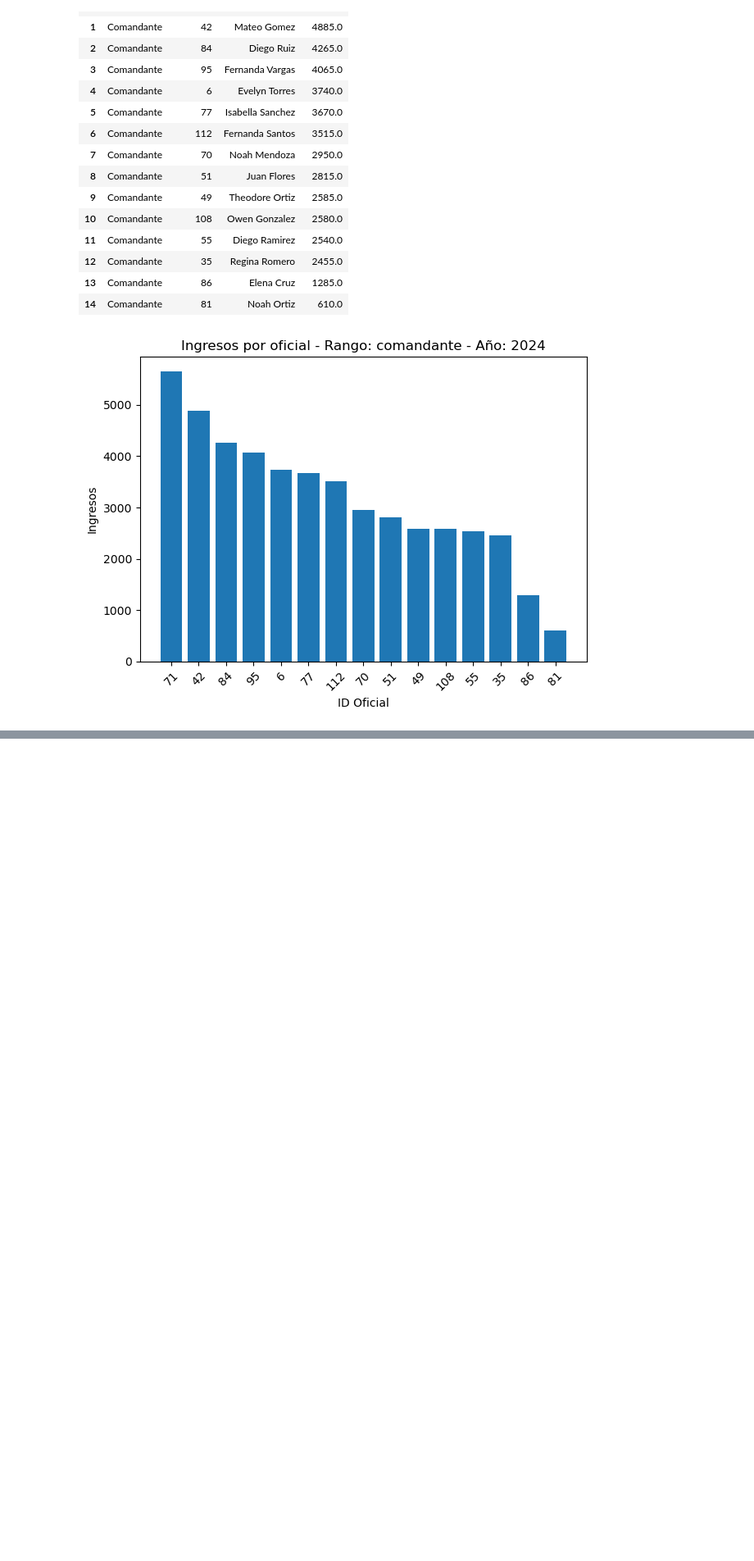
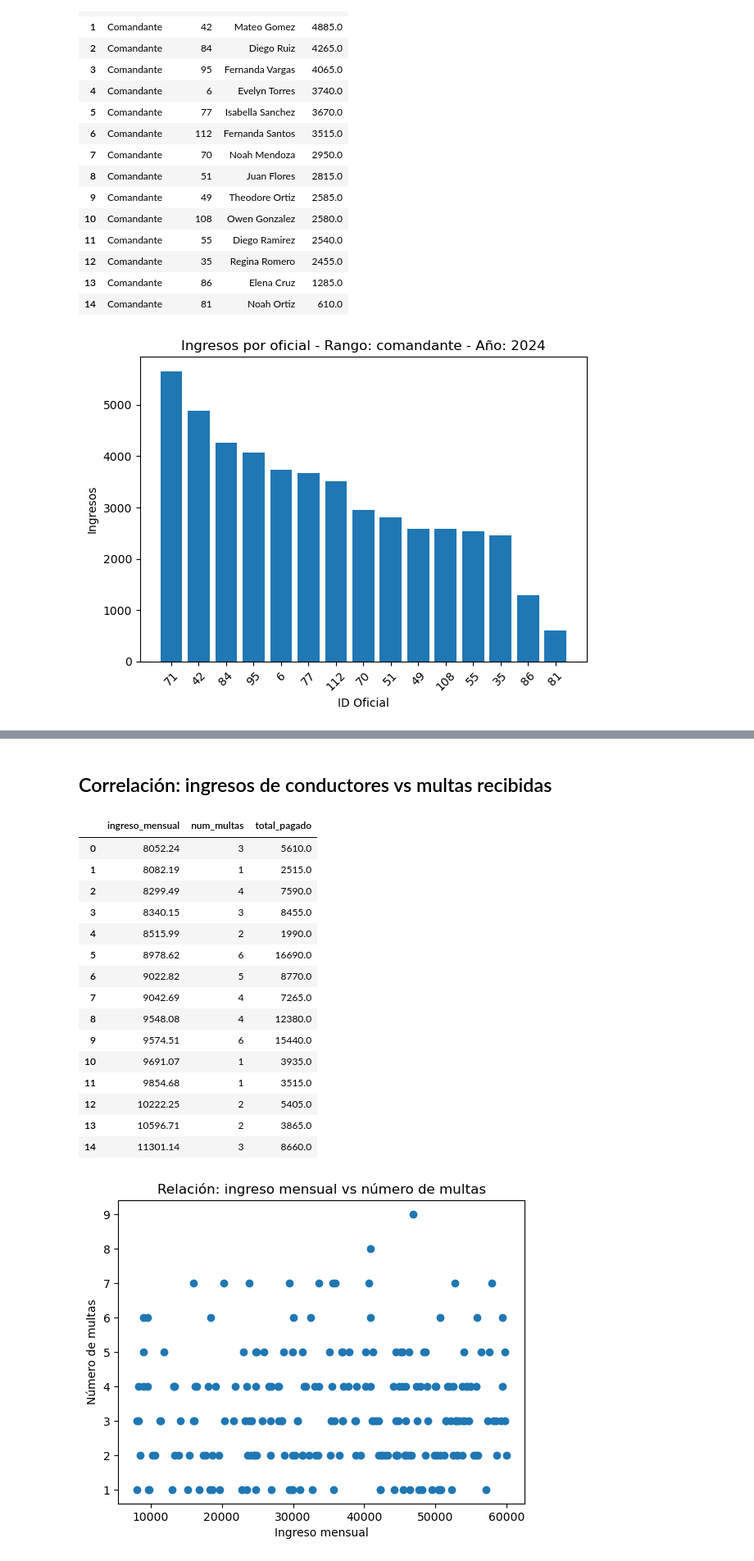
Before and after one commit to AxlSegundo/MD_Practica1_2, a Jupyter notebook: Consultas.ipynb, the cells around one changed output, grey strips where cells are left out. Shown at 82% size. Cells and saved outputs as stored; diff of their text form; code cells hidden in the pictures; blank space fills up the shorter version.

```diff
--- a/Consultas.ipynb
+++ b/Consultas.ipynb
@@ -262,0 +379,42 @@ if not df_dice.empty:
+# %% [markdown]
+## Correlación: ingresos de conductores vs multas recibidas
+# %%
+sql_corr = """
+SELECT
+    dco.ingreso_mensual,
+    COUNT(fm.fact_multa_id) AS num_multas,
+    SUM(fm.importe) AS total_pagado
+FROM FactMulta fm
+JOIN DimConductor dco ON dco.conductor_key = fm.conductor_key
+WHERE dco.ingreso_mensual IS NOT NULL
+GROUP BY dco.ingreso_mensual
+ORDER BY dco.ingreso_mensual;
+"""
+df_corr = df_sql(sql_corr)
+display(df_corr.head(15))
+
+# Gráfico: scatter plot
+plt.figure()
+plt.scatter(df_corr['ingreso_mensual'], df_corr['num_multas'])
+plt.title('Relación: ingreso mensual vs número de multas')
+plt.xlabel('Ingreso mensual')
+plt.ylabel('Número de multas')
+plt.show()
+# %% [output]
+|  | ingreso_mensual | num_multas | total_pagado |
+| 0 | 8052.24 | 3 | 5610.0 |
+| 1 | 8082.19 | 1 | 2515.0 |
+| 2 | 8299.49 | 4 | 7590.0 |
+| 3 | 8340.15 | 3 | 8455.0 |
+| 4 | 8515.99 | 2 | 1990.0 |
+| 5 | 8978.62 | 6 | 16690.0 |
+| 6 | 9022.82 | 5 | 8770.0 |
+| 7 | 9042.69 | 4 | 7265.0 |
+| 8 | 9548.08 | 4 | 12380.0 |
+| 9 | 9574.51 | 6 | 15440.0 |
+| 10 | 9691.07 | 1 | 3935.0 |
+| 11 | 9854.68 | 1 | 3515.0 |
+| 12 | 10222.25 | 2 | 5405.0 |
+| 13 | 10596.71 | 2 | 3865.0 |
+| 14 | 11301.14 | 3 | 8660.0 |
+[figure, added]
```
Also changed, not shown: parts of 8 cells of this notebook.
